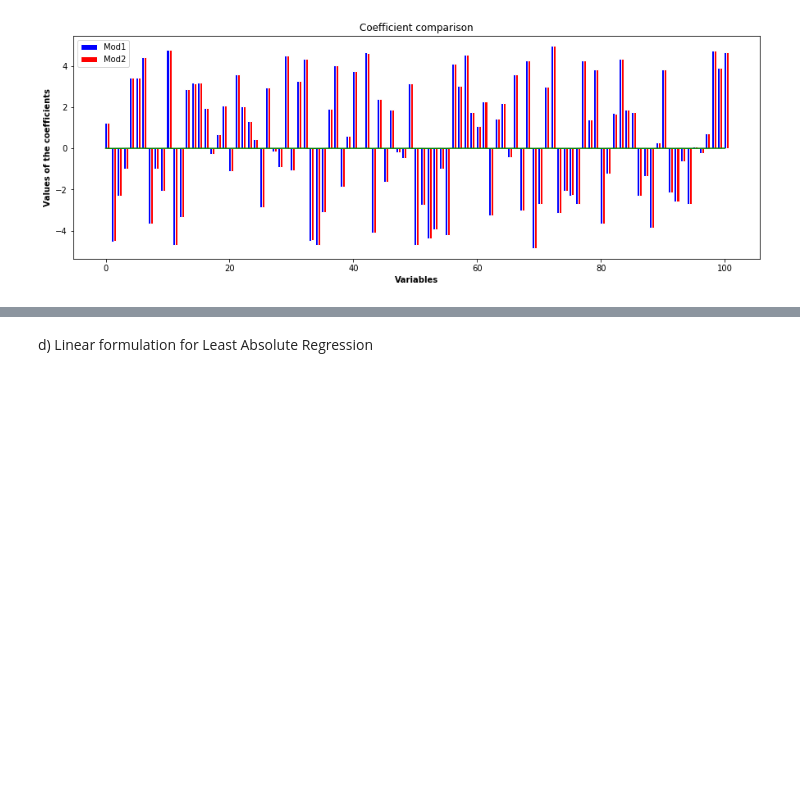
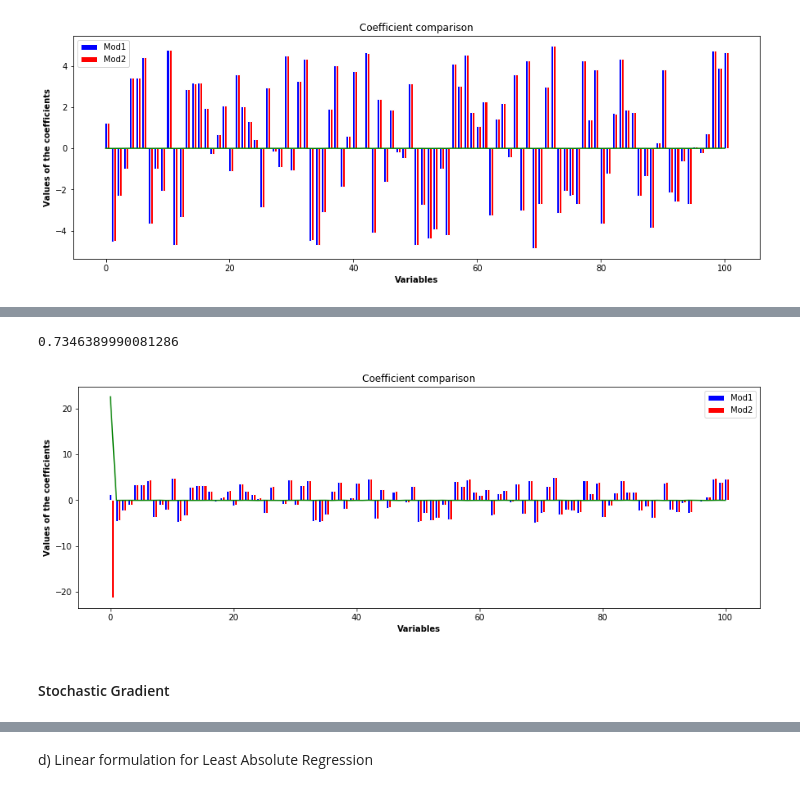
Before and after one commit to Jhdemendoza/Optimization-Project2, a Jupyter notebook: Optimization-Project2.ipynb, the cells around one changed output, grey strips where cells are left out. Cells and saved outputs as stored; diff of their text form; code cells hidden in the pictures; blank space fills up the shorter version.

```diff
--- a/Optimization-Project2.ipynb
+++ b/Optimization-Project2.ipynb
@@ -298,0 +410,8 @@ compare(beta_ls_exact, np.reshape(beta_nw, (101,1)))
+# %%
+print(min(tol_qn_bfgs[tol_qn_bfgs>0]))
+compare(beta_ls_exact, np.reshape(beta_qn_bfgs, (101,1)))
+# %% [output]
+0.7346389990081286
+[figure, added]
+# %% [markdown]
+#### Stochastic Gradient
```
Also changed, not shown: parts of 20 cells of this notebook.
